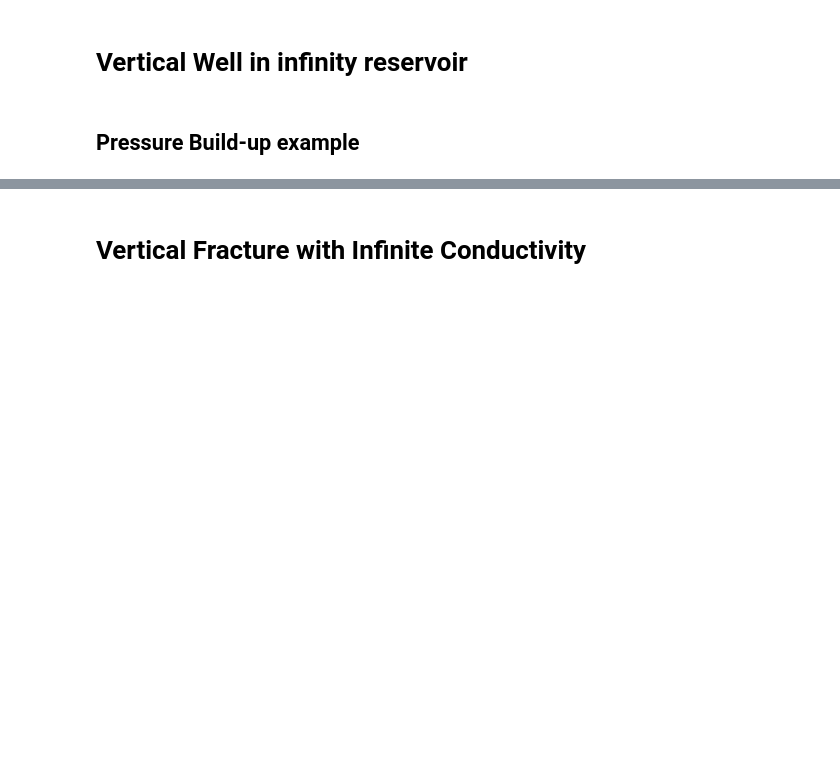
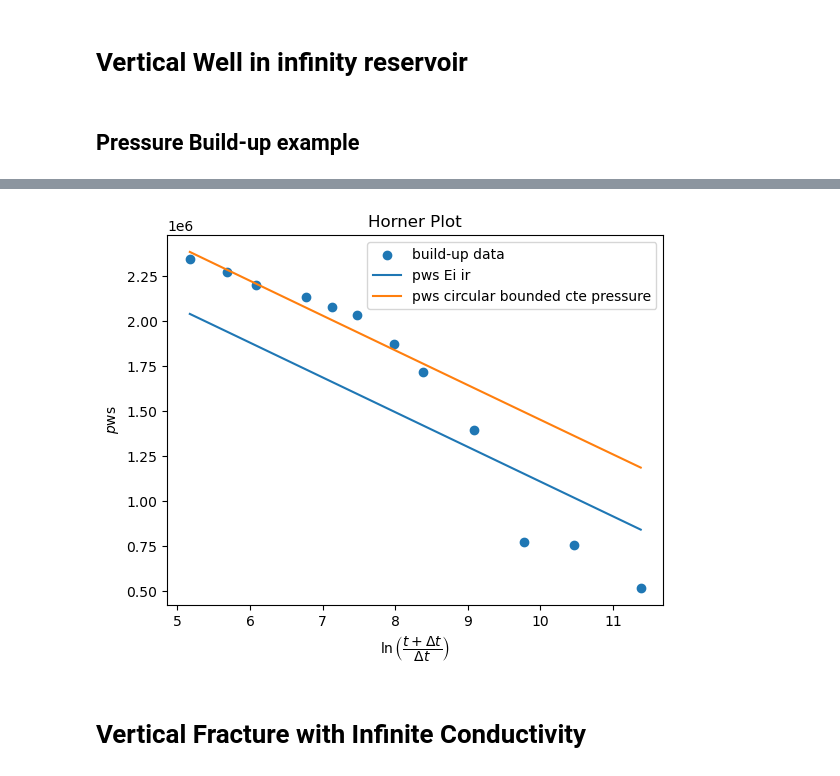
Before and after one commit to Leo-kp/Analytical_Pressures, a Jupyter notebook: Analytical_p.ipynb, the cells around one changed output, grey strips where cells are left out. Cells and saved outputs as stored; diff of their text form; code cells hidden in the pictures; blank space fills up the shorter version.

```diff
--- a/Analytical_p.ipynb
+++ b/Analytical_p.ipynb
@@ -124,3 +171,56 @@ plt.show()
+# %%
+table_vw_bpcr_rdat=pd.read_csv(cwd/"Example_vw_bpcr_Well-A_rdata.csv")
+table_vw_bpcr_build=pd.read_csv(cwd/"Example_vw_bpcr_Well-A_build.csv")
+# %%
+converted_values = []
+converted_units = []
+table_vw_bpcr_rdat_si=table_vw_bpcr_rdat.copy()
+
+for index, row in table_vw_bpcr_rdat_si.iterrows():
+    si_value, si_unit = conv_eng_si(row['Value'], row['Unit'])
+    converted_values.append(si_value)
+    converted_units.append(si_unit)
+
+table_vw_bpcr_rdat_si['Value'] = converted_values
+table_vw_bpcr_rdat_si['Unit'] = converted_units
+
+table_vw_bpcr_build_si=table_vw_bpcr_build.copy()
+table_vw_bpcr_build_si["delta_t"],_=conv_eng_si(table_vw_bpcr_build_si["delta_t"],"h")
+#table_vw_bpcr_build_si["tdt"],_=conv_eng_si(table_vw_bpcr_build_si["tdt"],"h")
+table_vw_bpcr_build_si["pws"],_=conv_eng_si(table_vw_bpcr_build_si["pws"],"psi")
+# %%
+fig3, ax1= plt.subplots()
+x_data=np.log(table_vw_bpcr_build_si["t_dt"])
+#x_data=table_vw_bpcr_build_si["delta_t"]
+#x_data=table_vw_bpcr_build_si["t_dt"]
+ax1.scatter(x_data,table_vw_bpcr_build_si["pws"],label="build-up data")
+#ax1.invert_xaxis()
+
+ax1.set_title("Horner Plot")
+ax1.set_xlabel(r"$\ln \left( \dfrac{t + \Delta t}{\Delta t} \right)$")
+ax1.set_ylabel("$p$ws")
+
+
+k=4.4e-13 #more than 600% because q average
+#k=9.129037749999999e-14
+
+pws=pws_vw_ir(table_vw_bpcr_rdat_si,table_vw_bpcr_build_si,k)
+ax1.plot(x_data,pws,label="pws Ei ir ")
+
+pwspc=pws_vw_bpcr(
+    table_vw_bpcr_rdat_si,
+    table_vw_bpcr_build_si,
+    k=k,
+    N_terms=1000
+)
+ax1.plot(x_data,pwspc,label="pws circular bounded cte pressure")
+
+plt.legend()
+#ax1.set_xscale("log")
+#ax1.set_yscale("log")
+plt.show()
+# %% [output]
+[figure, added]
 # %% [markdown]
 # Vertical Fracture with Infinite Conductivity
 # %%
```
Also changed, not shown: parts of 14 cells of this notebook, 8 other files.
